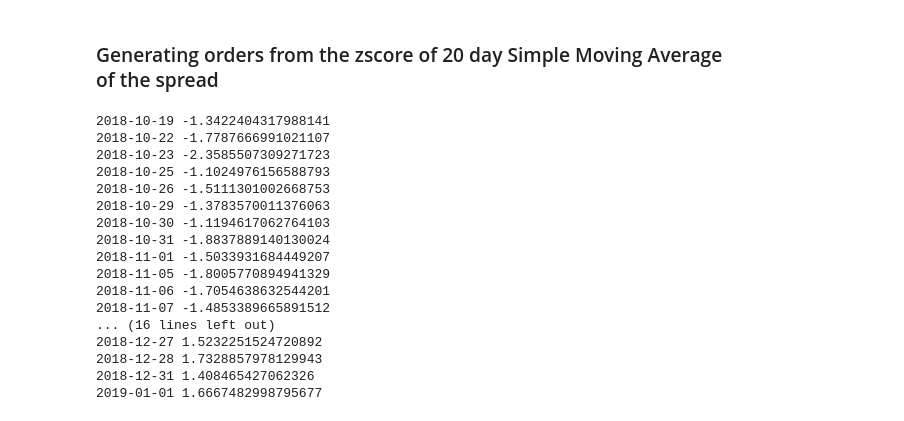
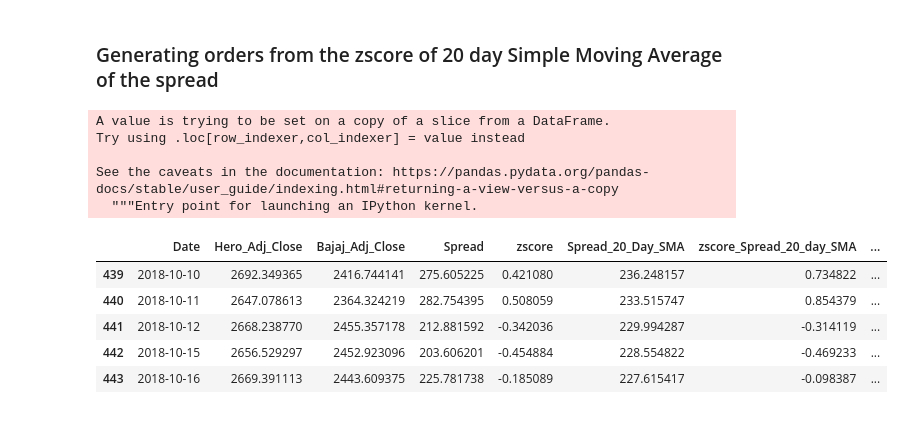
Before and after one commit to Varun487/DataAnalytics_PairTradingModels, a Jupyter notebook: Preprocess/Pair1/Pair1_Bajaj-Auto_Hero_Motoco.ipynb, the cells around one changed output. Cells and saved outputs as stored; diff of their text form; code cells hidden in the pictures.

```diff
--- a/Preprocess/Pair1_Bajaj-Auto_Hero_Motoco.ipynb
+++ b/Preprocess/Pair1/Pair1_Bajaj-Auto_Hero_Motoco.ipynb
@@ -255,27 +255,3 @@ pair1_zscore_Spread_20_day_SMA_plt.axhline(-1, c='red', ls = "--")
 [figure]
 # %% [markdown]
 ### Generating orders from the zscore of 20 day Simple Moving Average of the spread
-# %%
-for date,score in zip(pair1_df["Date"], pair1_df["zscore_Spread_20_day_SMA"]):
-    if score > 1 or score < -1:
-        print(date, score)
-
-pair1_df
-# %% [output]
-2018-10-19 -1.3422404317988141
-2018-10-22 -1.7787666991021107
-2018-10-23 -2.3585507309271723
-2018-10-25 -1.1024976156588793
-2018-10-26 -1.5111301002668753
-2018-10-29 -1.3783570011376063
-2018-10-30 -1.1194617062764103
-2018-10-31 -1.8837889140130024
-2018-11-01 -1.5033931684449207
-2018-11-05 -1.8005770894941329
-2018-11-06 -1.7054638632544201
-2018-11-07 -1.4853389665891512
-... (16 lines left out)
-2018-12-27 1.5232251524720892
-2018-12-28 1.7328857978129943
-2018-12-31 1.408465427062326
-2019-01-01 1.6667482998795677
@@ -281,0 +302,15 @@ pair1_df
+# %%
+pair1_df["Orders"] = generate_orders(pair1_df["zscore_Spread_20_day_SMA"])
+pair1_df.head()
+# %% [output]
+A value is trying to be set on a copy of a slice from a DataFrame.
+Try using .loc[row_indexer,col_indexer] = value instead
+
+See the caveats in the documentation: https://pandas.pydata.org/pandas-docs/stable/user_guide/indexing.html#returning-a-view-versus-a-copy
+  """Entry point for launching an IPython kernel.
+|  | Date | Hero_Adj_Close | Bajaj_Adj_Close | Spread | zscore | Spread_20_Day_SMA | zscore_Spread_20_day_SMA | ... |
+| 439 | 2018-10-10 | 2692.349365 | 2416.744141 | 275.605225 | 0.421080 | 236.248157 | 0.734822 | ... |
+| 440 | 2018-10-11 | 2647.078613 | 2364.324219 | 282.754395 | 0.508059 | 233.515747 | 0.854379 | ... |
+| 441 | 2018-10-12 | 2668.238770 | 2455.357178 | 212.881592 | -0.342036 | 229.994287 | -0.314119 | ... |
+| 442 | 2018-10-15 | 2656.529297 | 2452.923096 | 203.606201 | -0.454884 | 228.554822 | -0.469233 | ... |
+| 443 | 2018-10-16 | 2669.391113 | 2443.609375 | 225.781738 | -0.185089 | 227.615417 | -0.098387 | ... |
```
Also changed, not shown: parts of 6 cells of this notebook, 4 other files.
